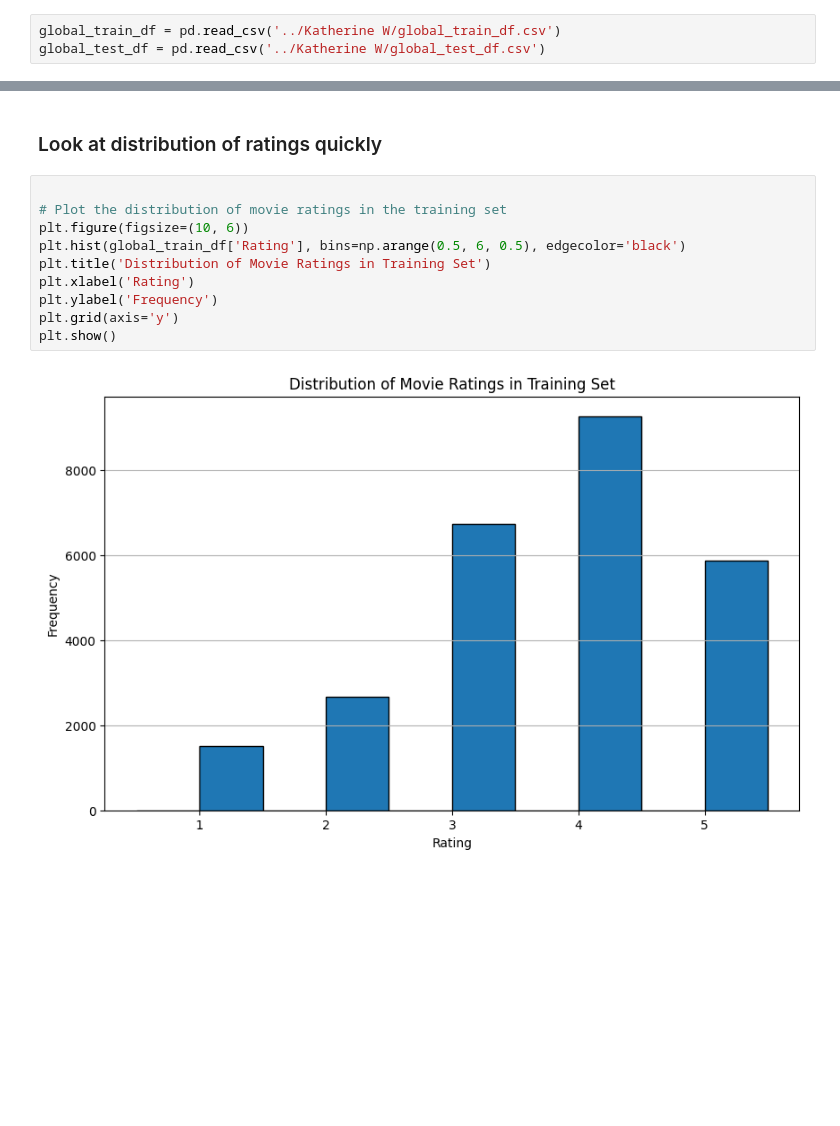
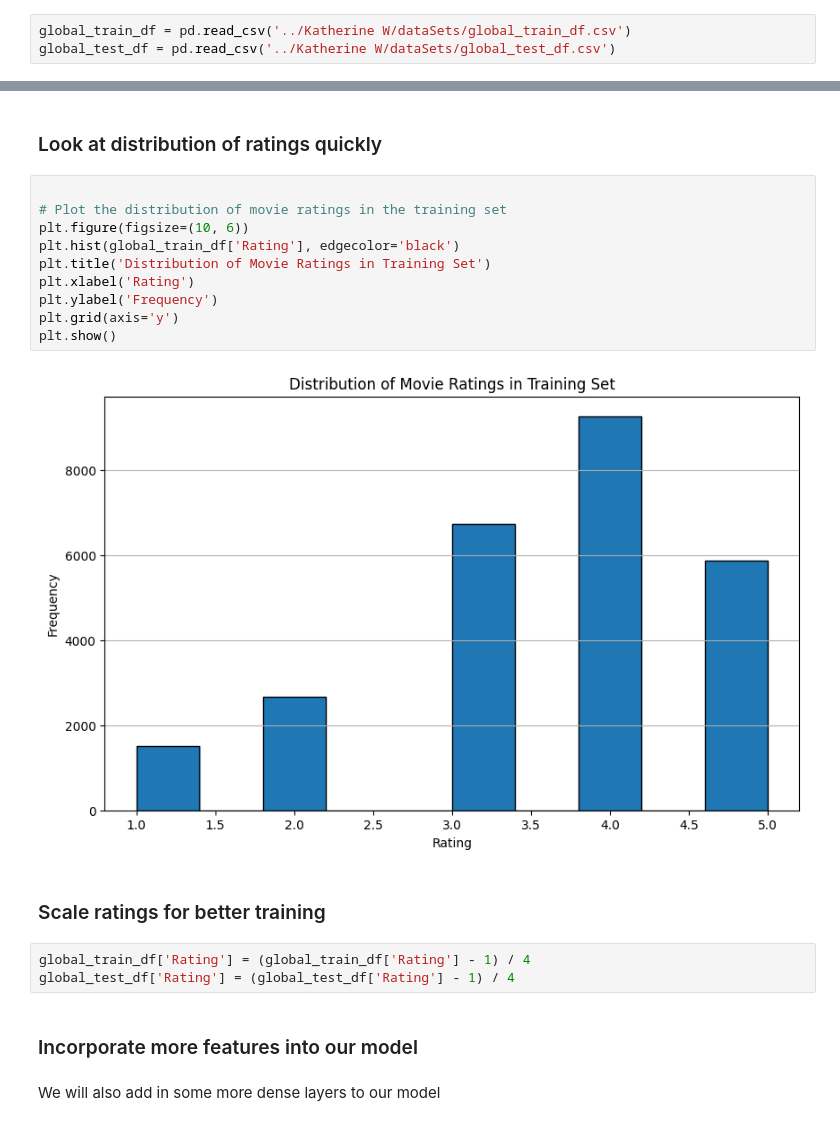
Before and after one commit to ASarriJackson/Group-Assignment-2, a Jupyter notebook: Alex SJ/Attempt2.ipynb, the cells around one changed output, grey strips where cells are left out. Saved outputs shown, nothing was run; the diff lists cells and outputs as text; blank space fills up the shorter version.

```diff
--- a/Alex SJ/Attempt2.ipynb
+++ b/Alex SJ/Attempt2.ipynb
@@ -41,8 +42,8 @@ from keras.models import Model
 # %% [markdown]
 I'll focus on just the global split for now and do comparison later.
 # %%
-global_train_df = pd.read_csv('../Katherine W/global_train_df.csv')
-global_test_df = pd.read_csv('../Katherine W/global_test_df.csv')
+global_train_df = pd.read_csv('../Katherine W/dataSets/global_train_df.csv')
+global_test_df = pd.read_csv('../Katherine W/dataSets/global_test_df.csv')
 # %%
 global_train_df.head()
 # %% [output]
@@ -432,12 +435,21 @@ print(user_1_ratings_with_titles)
 # %%
 
 # Plot the distribution of movie ratings in the training set
 plt.figure(figsize=(10, 6))
-plt.hist(global_train_df['Rating'], bins=np.arange(0.5, 6, 0.5), edgecolor='black')
+plt.hist(global_train_df['Rating'], edgecolor='black')
 plt.title('Distribution of Movie Ratings in Training Set')
 plt.xlabel('Rating')
 plt.ylabel('Frequency')
 plt.grid(axis='y')
 plt.show()
 # %% [output]
-[figure, old version]
+[figure, new version]
+# %% [markdown]
+### Scale ratings for better training
+# %%
+global_train_df['Rating'] = (global_train_df['Rating'] - 1) / 4
+global_test_df['Rating'] = (global_test_df['Rating'] - 1) / 4
+# %% [markdown]
+### Incorporate more features into our model
+# %% [markdown]
+We will also add in some more dense layers to our model
```
Also changed, not shown: parts of 23 cells of this notebook, 1 other file.
